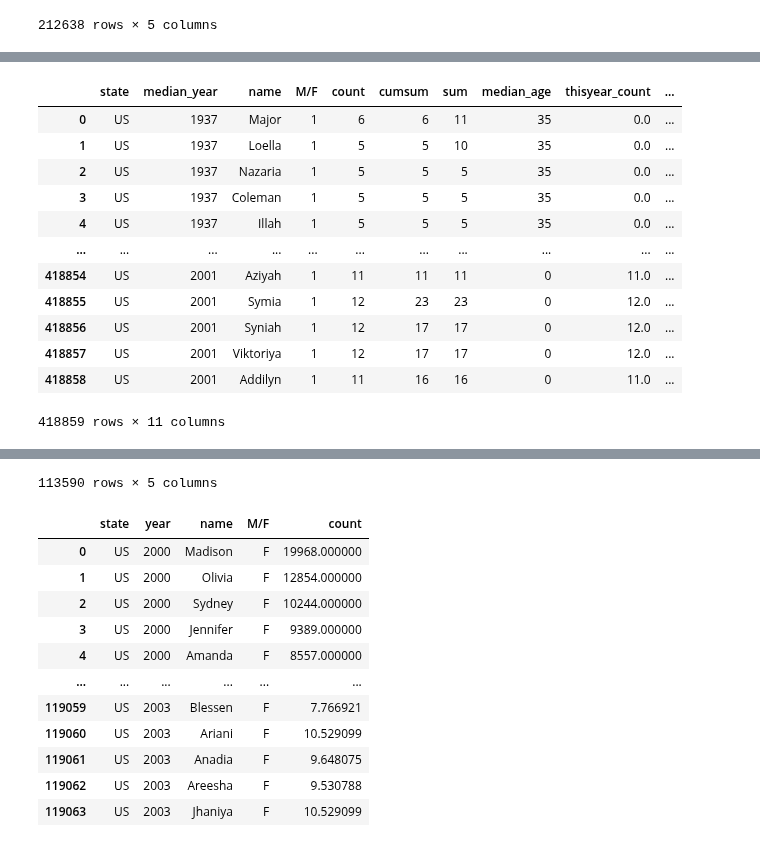
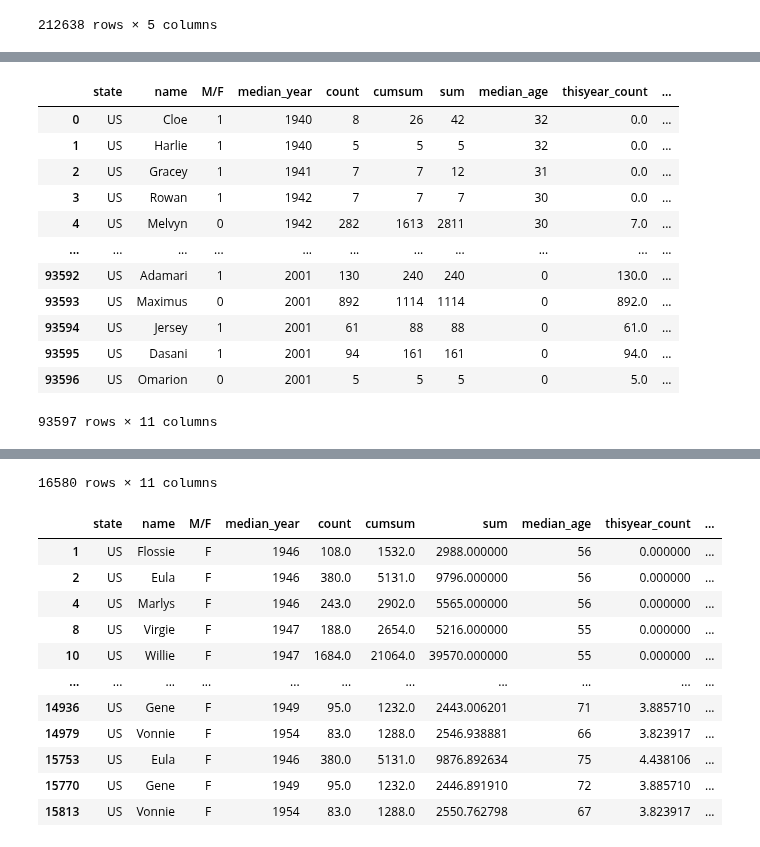
Before and after one commit to paulsch1/capstone, a Jupyter notebook: cap8_predict.ipynb, the cells around one changed output, grey strips where cells are left out. Drawn from its saved outputs; the diff is of its cells as text; code cells hidden in the pictures.

Commit message:
adding cutoff capability

```diff
--- a/cap8_predict.ipynb
+++ b/cap8_predict.ipynb
@@ -29,5 +29,19 @@ def get_all_known_names(data):
     names = data.groupby(['state', 'name', 'M/F']).size().reset_index()
     names = names[['state', 'name', 'M/F']]
     return names
+# %%
+def select_top_names(data, first_year_to_predict, cutoff=10):
+    '''
+    Select names that have had at least one year at or above the cutoff count?
+    Could also try to redo this to do the cutoff for the most recent known year's data
+    '''
+
+    data_noleak = data[data['year'] < first_year_to_predict]
+    names = data_noleak[data_noleak['count'] >= cutoff][['state', 'name', 'M/F']].drop_duplicates()
+    # display(names)
+    data = names.merge(data, how='left', on=['state', 'name', 'M/F'])
+    # display(data)
+
+    return data
 # %%
 def evaluate(predictor, data_held_out, first_year_to_predict, metric='msle'):
@@ -131,6 +154,5 @@ Score: 0.20246006552510978
 # %%
 from sklearn.pipeline import make_pipeline
-from sklearn.preprocessing import LabelEncoder
 from sklearn.compose import ColumnTransformer
 from sklearn.ensemble import HistGradientBoostingRegressor
 
@@ -241,9 +263,15 @@ class MyPredictor():
 
         predictions = []
 
+        # display('historical_data in predict:')
+        # display(historical_data)
+        # display('years_to_predict:')
+        # display(years_to_predict)
+
         for year_to_predict in years_to_predict:
 
-            display(historical_data)
+            # display('historical_data in predict loop:')
+            # display(historical_data)
 
             df = self.preprocess(historical_data, year_to_predict - 1)
             # df = self.preprocess(historical_data, years_to_predict[0] - 1)
@@ -277,20 +305,23 @@ class MyPredictor():
         return predictions
 # %%
 first_year_to_predict = 2003
+cutoff = 100
 my_predictor = MyPredictor()
-my_predictor.fit(historical_data=trainval, first_year_to_predict=first_year_to_predict, years_to_fit=30)
-evaluate(predictor=my_predictor, data_held_out=test, first_year_to_predict=first_year_to_predict, metric='rank')
+data_to_fit = select_top_names(trainval, first_year_to_predict=first_year_to_predict, cutoff=cutoff)
+data_to_eval = select_top_names(test, first_year_to_predict=first_year_to_predict, cutoff=cutoff)
+my_predictor.fit(historical_data=data_to_fit, first_year_to_predict=first_year_to_predict, years_to_fit=30)
+evaluate(predictor=my_predictor, data_held_out=data_to_eval, first_year_to_predict=first_year_to_predict, metric='rank')
 # %% [output]
-|  | state | median_year | name | M/F | count | cumsum | sum | median_age | thisyear_count | ... |
-| 0 | US | 1937 | Major | 1 | 6 | 6 | 11 | 35 | 0.0 | ... |
-| 1 | US | 1937 | Loella | 1 | 5 | 5 | 10 | 35 | 0.0 | ... |
-| 2 | US | 1937 | Nazaria | 1 | 5 | 5 | 5 | 35 | 0.0 | ... |
-| 3 | US | 1937 | Coleman | 1 | 5 | 5 | 5 | 35 | 0.0 | ... |
-| 4 | US | 1937 | Illah | 1 | 5 | 5 | 5 | 35 | 0.0 | ... |
+|  | state | name | M/F | median_year | count | cumsum | sum | median_age | thisyear_count | ... |
+| 0 | US | Cloe | 1 | 1940 | 8 | 26 | 42 | 32 | 0.0 | ... |
+| 1 | US | Harlie | 1 | 1940 | 5 | 5 | 5 | 32 | 0.0 | ... |
+| 2 | US | Gracey | 1 | 1941 | 7 | 7 | 12 | 31 | 0.0 | ... |
+| 3 | US | Rowan | 1 | 1942 | 7 | 7 | 7 | 30 | 0.0 | ... |
+| 4 | US | Melvyn | 0 | 1942 | 282 | 1613 | 2811 | 30 | 7.0 | ... |
 | ... | ... | ... | ... | ... | ... | ... | ... | ... | ... | ... |
-| 418854 | US | 2001 | Aziyah | 1 | 11 | 11 | 11 | 0 | 11.0 | ... |
-| 418855 | US | 2001 | Symia | 1 | 12 | 23 | 23 | 0 | 12.0 | ... |
-| 418856 | US | 2001 | Syniah | 1 | 12 | 17 | 17 | 0 | 12.0 | ... |
-| 418857 | US | 2001 | Viktoriya | 1 | 12 | 17 | 17 | 0 | 12.0 | ... |
-| 418858 | US | 2001 | Addilyn | 1 | 11 | 16 | 16 | 0 | 11.0 | ... |
+| 93592 | US | Adamari | 1 | 2001 | 130 | 240 | 240 | 0 | 130.0 | ... |
+| 93593 | US | Maximus | 0 | 2001 | 892 | 1114 | 1114 | 0 | 892.0 | ... |
+| 93594 | US | Jersey | 1 | 2001 | 61 | 88 | 88 | 0 | 61.0 | ... |
+| 93595 | US | Dasani | 1 | 2001 | 94 | 161 | 161 | 0 | 94.0 | ... |
+| 93596 | US | Omarion | 0 | 2001 | 5 | 5 | 5 | 0 | 5.0 | ... |
-418859 rows × 11 columns
+93597 rows × 11 columns
@@ -309,13 +340,13 @@ evaluate(predictor=my_predictor, data_held_out=test, first_year_to_predict=first
-113590 rows × 5 columns
+16580 rows × 11 columns
-|  | state | year | name | M/F | count |
-| 0 | US | 2000 | Madison | F | 19968.000000 |
-| 1 | US | 2000 | Olivia | F | 12854.000000 |
-| 2 | US | 2000 | Sydney | F | 10244.000000 |
-| 3 | US | 2000 | Jennifer | F | 9389.000000 |
-| 4 | US | 2000 | Amanda | F | 8557.000000 |
-| ... | ... | ... | ... | ... | ... |
-| 119059 | US | 2003 | Blessen | F | 7.766921 |
-| 119060 | US | 2003 | Ariani | F | 10.529099 |
-| 119061 | US | 2003 | Anadia | F | 9.648075 |
-| 119062 | US | 2003 | Areesha | F | 9.530788 |
-| 119063 | US | 2003 | Jhaniya | F | 10.529099 |
+|  | state | name | M/F | median_year | count | cumsum | sum | median_age | thisyear_count | ... |
+| 1 | US | Flossie | F | 1946 | 108.0 | 1532.0 | 2988.000000 | 56 | 0.000000 | ... |
+| 2 | US | Eula | F | 1946 | 380.0 | 5131.0 | 9796.000000 | 56 | 0.000000 | ... |
+| 4 | US | Marlys | F | 1946 | 243.0 | 2902.0 | 5565.000000 | 56 | 0.000000 | ... |
+| 8 | US | Virgie | F | 1947 | 188.0 | 2654.0 | 5216.000000 | 55 | 0.000000 | ... |
+| 10 | US | Willie | F | 1947 | 1684.0 | 21064.0 | 39570.000000 | 55 | 0.000000 | ... |
+| ... | ... | ... | ... | ... | ... | ... | ... | ... | ... | ... |
+| 14936 | US | Gene | F | 1949 | 95.0 | 1232.0 | 2443.006201 | 71 | 3.885710 | ... |
+| 14979 | US | Vonnie | F | 1954 | 83.0 | 1288.0 | 2546.938881 | 66 | 3.823917 | ... |
+| 15753 | US | Eula | F | 1946 | 380.0 | 5131.0 | 9876.892634 | 75 | 4.438106 | ... |
+| 15770 | US | Gene | F | 1949 | 95.0 | 1232.0 | 2446.891910 | 72 | 3.885710 | ... |
+| 15813 | US | Vonnie | F | 1954 | 83.0 | 1288.0 | 2550.762798 | 67 | 3.823917 | ... |
```
Also changed, not shown: parts of 3 cells of this notebook.
